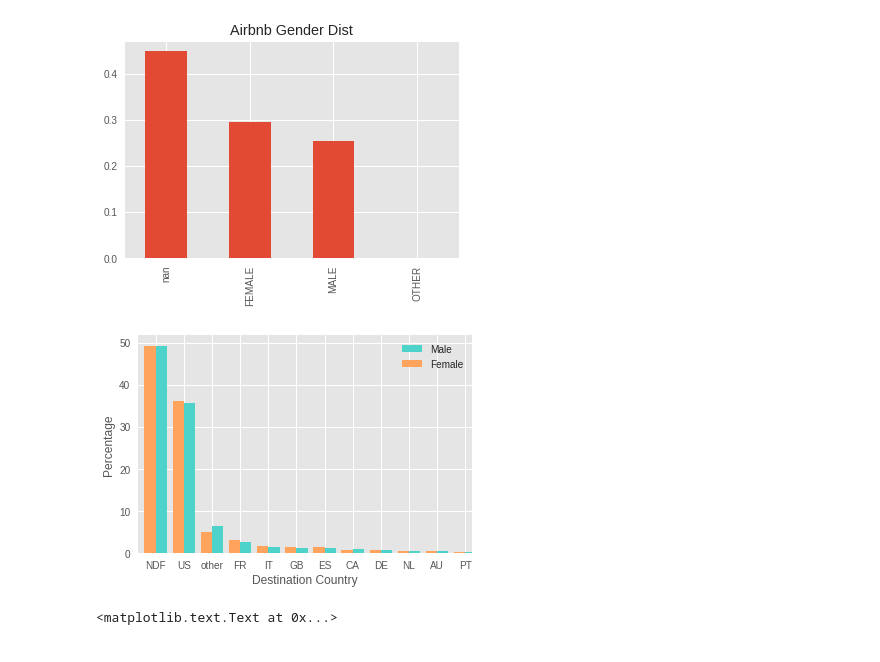
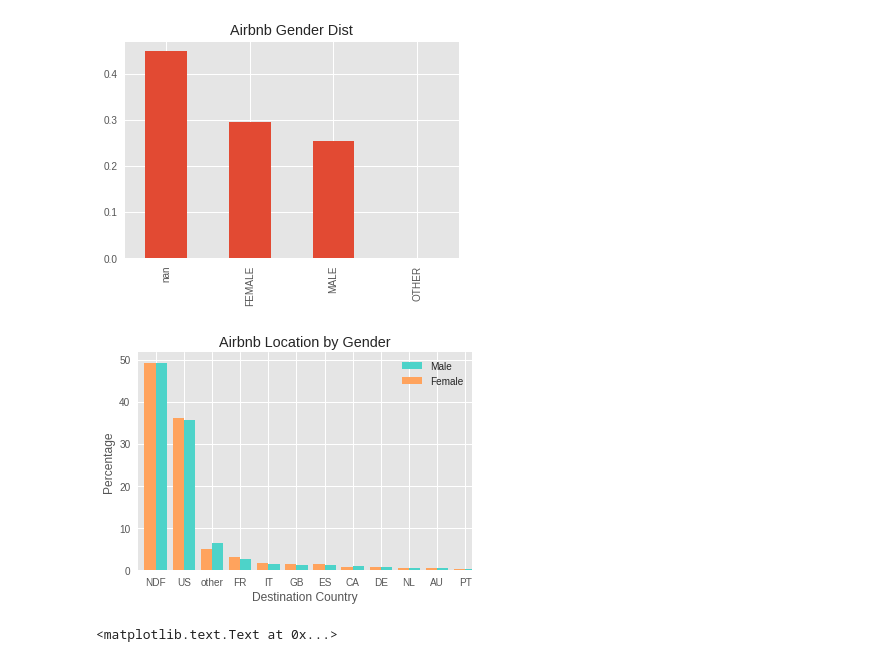
Before and after one commit to jiahtan/STA141Cproject, a Jupyter notebook: Exploratory_kavi.ipynb, the cells around one changed output. Saved outputs shown, nothing was run; the diff lists cells and outputs as text; code cells hidden in the pictures.

```diff
--- a/Exploratory_kavi.ipynb
+++ b/Exploratory_kavi.ipynb
@@ -104,24 +104,25 @@ train_users['date_first_active'] = pd.to_datetime((train_users.timestamp_first_a
 # %%
 women = sum(train_users['gender'] == 'FEMALE')
 men = sum(train_users['gender'] == 'MALE')
 
 female_destinations = train_users.loc[train_users['gender'] == 'FEMALE', 'country_destination'].value_counts() / women * 100
 male_destinations = train_users.loc[train_users['gender'] == 'MALE', 'country_destination'].value_counts() / men * 100
 
 # Bar width
 width = 0.4
 
 male_destinations.plot(kind='bar', width=width, color='#4DD3C9', position=0, label='Male', rot=0)
 female_destinations.plot(kind='bar', width=width, color='#FFA35D', position=1, label='Female', rot=0)
 
 plt.legend()
 plt.xlabel('Destination Country')
 plt.ylabel('Percentage')
+plt.title('Airbnb Location by Gender')
 
 sns.despine()
 plt.show()
 # %% [output]
-[figure, old version]
+[figure, new version]
 # %%
 #For marketing purposes, companies like to see where their users click their links from.
 day = []
```
Also changed, not shown: parts of 4 cells of this notebook.
